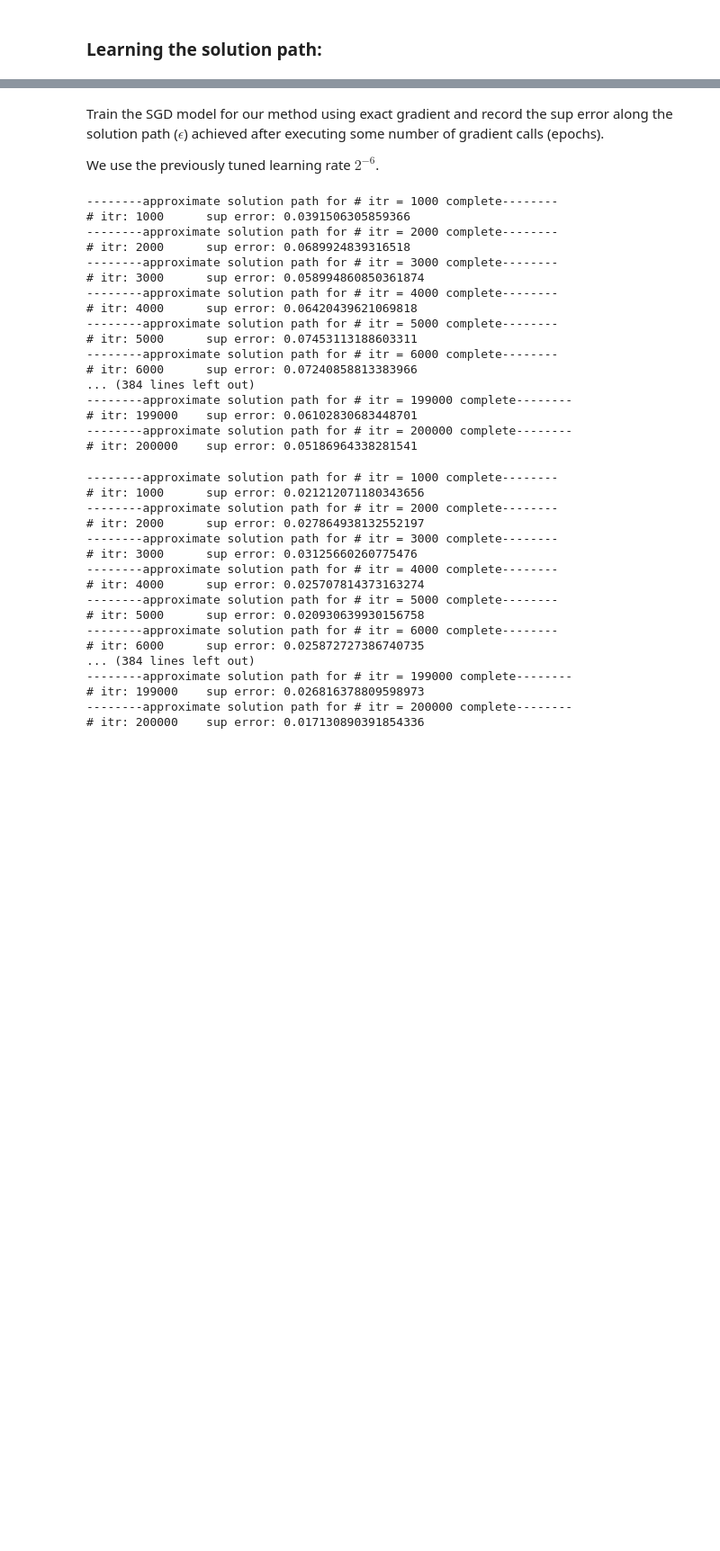
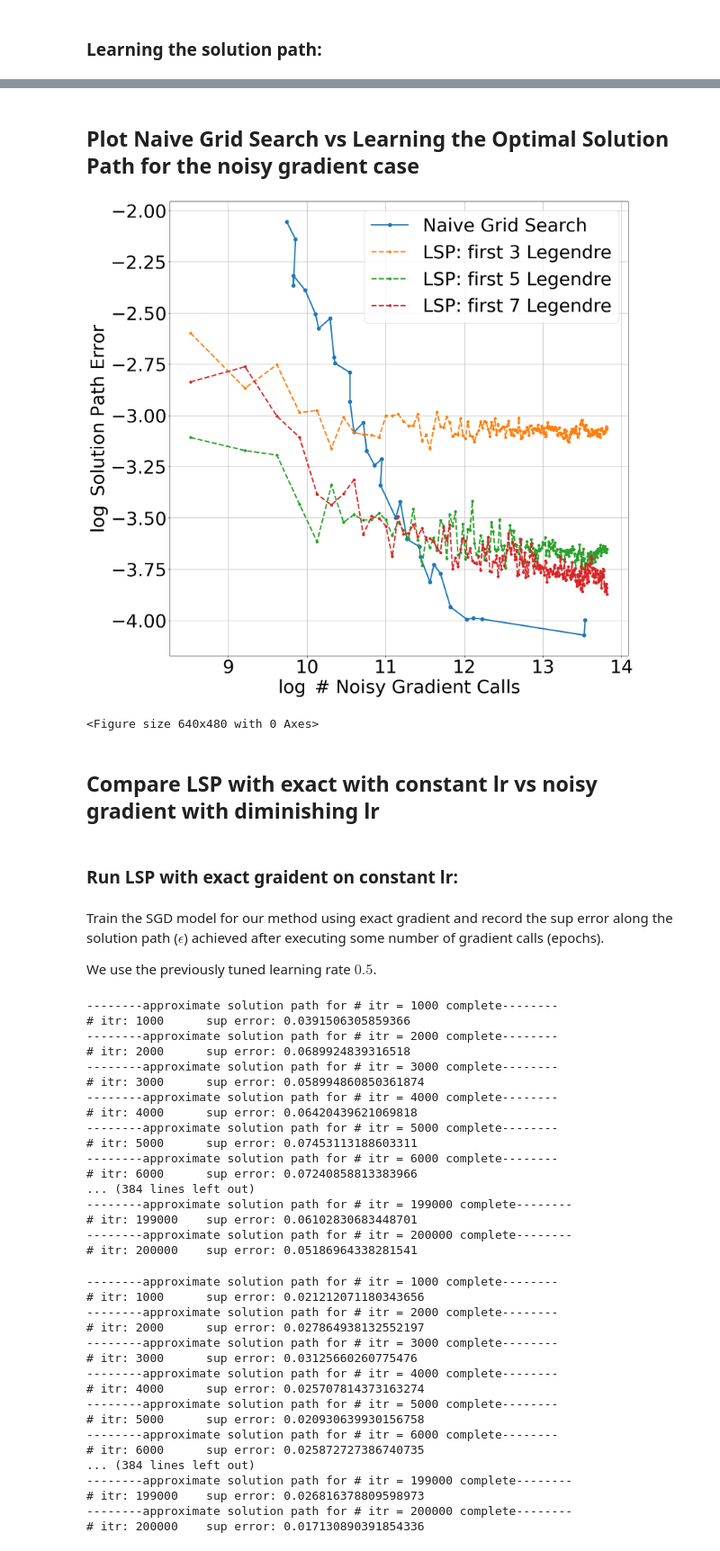
Before and after one commit to Cumberkid/Learning-the-Optimal-Solution-Path, a Jupyter notebook: Fair_Regression_Learning_the_Optimal_Solution_Path_vs_Naive_Grid_Search_using_PyTorch.ipynb, the cells around one changed output, grey strips where cells are left out. Shown at 90% size. Drawn from its saved outputs; the diff is of its cells as text; code cells hidden in the pictures; blank space fills up the shorter version.

```diff
--- a/Fair_Regression_Learning_the_Optimal_Solution_Path_vs_Naive_Grid_Search_using_PyTorch.ipynb
+++ b/Fair_Regression_Learning_the_Optimal_Solution_Path_vs_Naive_Grid_Search_using_PyTorch.ipynb
@@ -1057,0 +1725,14 @@ import time
+# %% [markdown]
+## Plot Naive Grid Search vs Learning the Optimal Solution Path for the noisy gradient case
+# %%
+csv_file_path = 'NGS_results_noisy.csv'
+NGS_results_noisy = pd.read_csv(csv_file_path)
+num_itr_NGS = np.array(NGS_results_noisy['num_itr'])
+sup_err_NGS = np.array(NGS_results_noisy['sup_err'])
+# %%
+csv_file_path = 'SGD_results_noisy.csv'
+SGD_results_noisy = pd.read_csv(csv_file_path)
+num_itr_SGD = np.array(SGD_results_noisy['num_itr'])
+sup_err_SGD_3 = np.array(SGD_results_noisy['sup_err_3'])
+sup_err_SGD_5 = np.array(SGD_results_noisy['sup_err_5'])
+sup_err_SGD_7 = np.array(SGD_results_noisy['sup_err_7'])
@@ -1058,7 +1742,43 @@ import time
+# %%
+# plot result of learning the solution path
+plt.figure(figsize=(18,18))
+plt.plot(np.log(50*num_itr_NGS[:len(num_itr_NGS)]), np.log(sup_err_NGS[:len(num_itr_NGS)]), '-o', linewidth=3, markersize=8, label = "Naive Grid Search")
+plt.plot(np.log(50*num_itr_SGD[1::2]), np.log(sup_err_SGD_3[1::2]), '--.', linewidth=3, markersize=11, label = "LSP: first 3 Legendre")
+plt.plot(np.log(50*num_itr_SGD[1::2]), np.log(sup_err_SGD_5[1::2]), '--.', linewidth=3, markersize=11, label = "LSP: first 5 Legendre")
+plt.plot(np.log(50*num_itr_SGD[1::2]), np.log(sup_err_SGD_7[1::2]), '--.', linewidth=3, markersize=11, label = "LSP: first 7 Legendre")
+
+# Set global font size
+mpl.rcParams['font.size'] = 40
+
+font_size = 40
+# Tick labels
+plt.xticks(fontsize=font_size)
+plt.yticks(fontsize=font_size)
+
+# Legend, if applicable
+plt.legend(fontsize=font_size)
+
+plt.xlabel('$\\log$ # Noisy Gradient Calls', fontsize=font_size)
+plt.ylabel('$\\log$ Solution Path Error', fontsize=font_size)
+plt.legend()
+plt.grid(True)
+
+# Show the plot
+plt.show()
+
+# save figure
+plt.savefig("itr_noisy.png")
+# %% [output]
+[figure, added]
+<Figure size 640x480 with 0 Axes>
+# %% [markdown]
+## Compare LSP with exact with constant lr vs noisy gradient with diminishing lr
+# %% [markdown]
+### Run LSP with exact graident on constant lr:
 # %% [markdown]
 Train the SGD model for our method using exact gradient and record the sup error along the solution path ($\epsilon$) achieved after executing some number of gradient calls (epochs).
 
-We use the previously tuned learning rate $2^{-6}$.
+We use the previously tuned learning rate $0.5$.
 # %%
 epochs = 200000
 # %%
```
Also changed, not shown: parts of 162 cells of this notebook.
